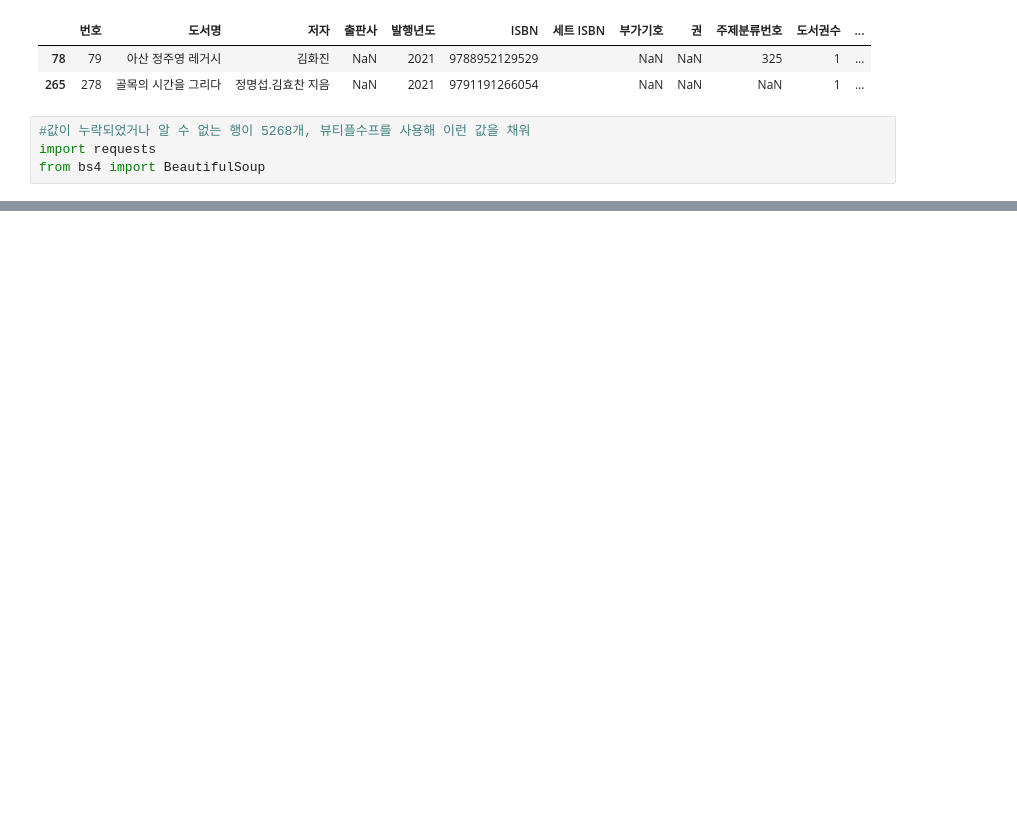
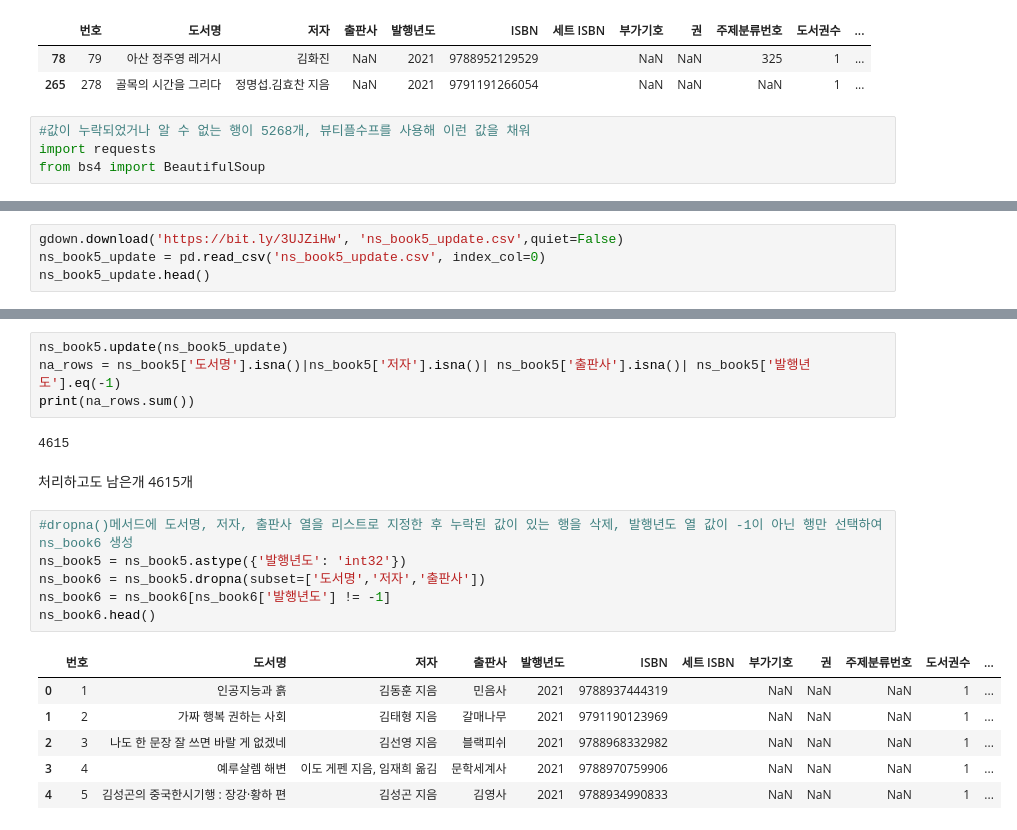
Before and after one commit to jhk990602/datapractice, a Jupyter notebook: 혼자공부하는데이터분석3장.ipynb, the cells around one changed output, grey strips where cells are left out. Saved outputs shown, nothing was run; the diff lists cells and outputs as text; blank space fills up the shorter version.

```diff
--- a/혼자공부하는데이터분석3장.ipynb
+++ b/혼자공부하는데이터분석3장.ipynb
@@ -623,0 +689,4 @@ from bs4 import BeautifulSoup
+# %%
+gdown.download('https://bit.ly/3UJZiHw', 'ns_book5_update.csv',quiet=False)
+ns_book5_update = pd.read_csv('ns_book5_update.csv', index_col=0)
+ns_book5_update.head()
@@ -623,0 +703,21 @@ from bs4 import BeautifulSoup
+# %%
+ns_book5.update(ns_book5_update)
+na_rows = ns_book5['도서명'].isna()|ns_book5['저자'].isna()| ns_book5['출판사'].isna()| ns_book5['발행년도'].eq(-1)
+print(na_rows.sum())
+# %% [output]
+4615
+# %% [markdown]
+처리하고도 남은개 4615개
+# %%
+#dropna()메서드에 도서명, 저자, 출판사 열을 리스트로 지정한 후 누락된 값이 있는 행을 삭제, 발행년도 열 값이 -1이 아닌 행만 선택하여 ns_book6 생성
+ns_book5 = ns_book5.astype({'발행년도': 'int32'})
+ns_book6 = ns_book5.dropna(subset=['도서명','저자','출판사'])
+ns_book6 = ns_book6[ns_book6['발행년도'] != -1]
+ns_book6.head()
+# %% [output]
+|  | 번호 | 도서명 | 저자 | 출판사 | 발행년도 | ISBN | 세트 ISBN | 부가기호 | 권 | 주제분류번호 | 도서권수 | ... |
+| 0 | 1 | 인공지능과 흙 | 김동훈 지음 | 민음사 | 2021 | 9788937444319 |  | NaN | NaN | NaN | 1 | ... |
+| 1 | 2 | 가짜 행복 권하는 사회 | 김태형 지음 | 갈매나무 | 2021 | 9791190123969 |  | NaN | NaN | NaN | 1 | ... |
+| 2 | 3 | 나도 한 문장 잘 쓰면 바랄 게 없겠네 | 김선영 지음 | 블랙피쉬 | 2021 | 9788968332982 |  | NaN | NaN | NaN | 1 | ... |
+| 3 | 4 | 예루살렘 해변 | 이도 게펜 지음, 임재희 옮김 | 문학세계사 | 2021 | 9788970759906 |  | NaN | NaN | NaN | 1 | ... |
+| 4 | 5 | 김성곤의 중국한시기행 : 장강·황하 편 | 김성곤 지음 | 김영사 | 2021 | 9788934990833 |  | NaN | NaN | NaN | 1 | ... |
```
Also changed, not shown: parts of 8 cells of this notebook.
